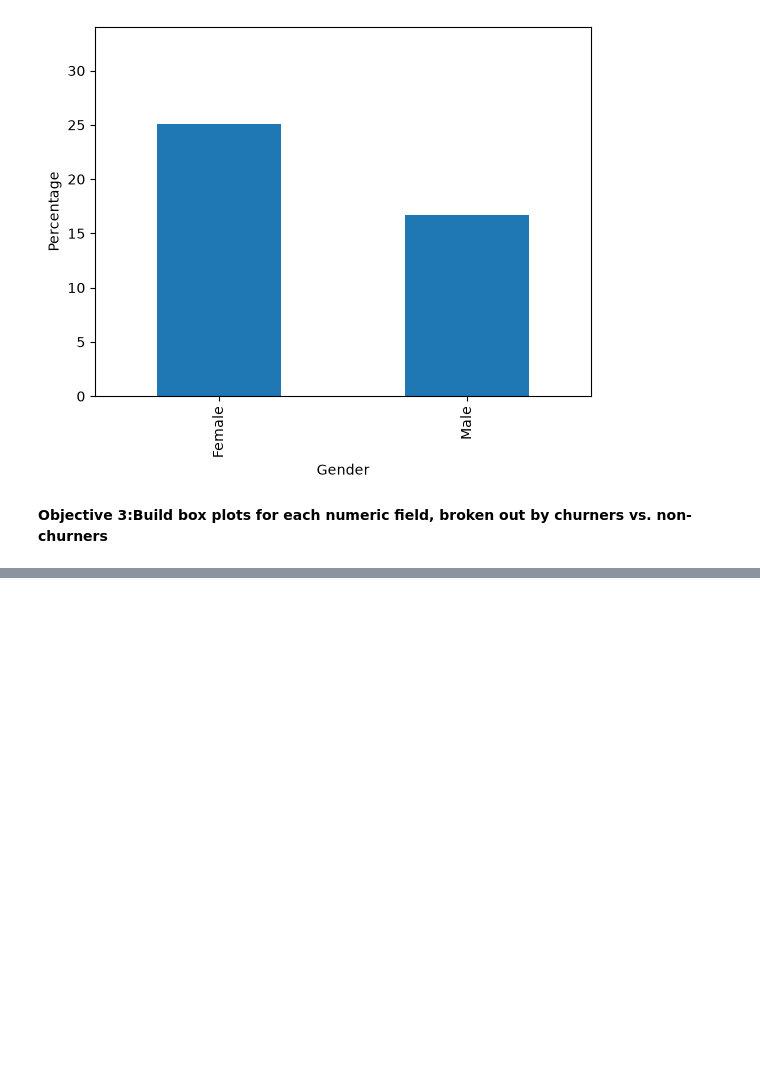
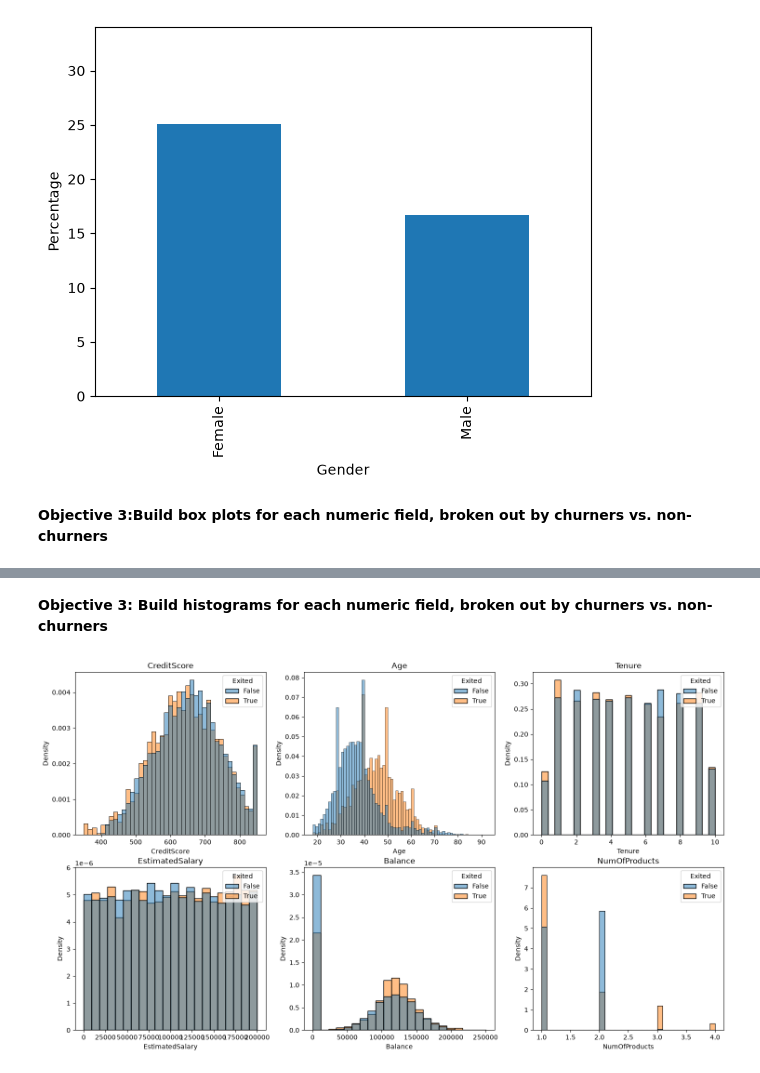
Before and after one commit to iliyanHHabibo/Bank-Customer-Churn, a Jupyter notebook: Bank_churn.ipynb, the cells around one changed output, grey strips where cells are left out. Saved outputs shown, nothing was run; the diff lists cells and outputs as text; code cells hidden in the pictures; blank space fills up the shorter version.

```diff
--- a/Bank_churn.ipynb
+++ b/Bank_churn.ipynb
@@ -174,0 +181,12 @@ plt.show()
+# %% [markdown]
+__Objective 3: Build histograms for each numeric field, broken out by churners vs. non-churners__
+# %%
+fig, axs = plt.subplots(2,3, figsize=(18,10))
+axs = axs.flatten()
+for idx, col in enumerate(numeric_fields):
+    sns.histplot(left_join_info, x=col, ax=axs[idx], hue='Exited', stat='density', common_norm=False)
+    axs[idx].set_title(numeric_fields[idx])
+
+plt.show()
+# %% [output]
+[figure, added]
```
Also changed, not shown: parts of 11 cells of this notebook.
